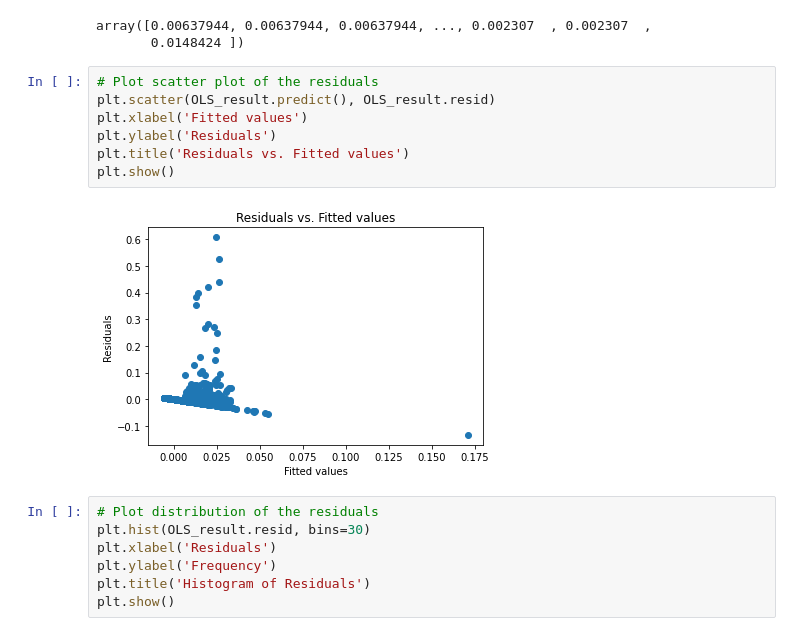
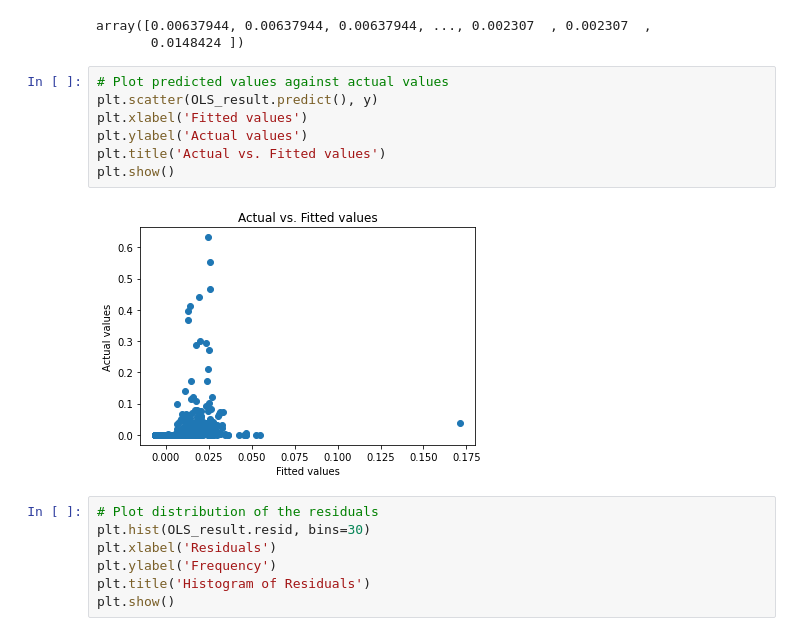
Before and after one commit to Mikkelbos/Bachelor, a Jupyter notebook: V_kode.ipynb, the cells around one changed output. Drawn from its saved outputs; the diff is of its cells as text.

```diff
--- a/V_kode.ipynb
+++ b/V_kode.ipynb
@@ -128,14 +125,14 @@ OLS_result.predict()
 array([0.00637944, 0.00637944, 0.00637944, ..., 0.002307  , 0.002307  ,
        0.0148424 ])
 # %%
-# Plot scatter plot of the residuals
-plt.scatter(OLS_result.predict(), OLS_result.resid)
+# Plot predicted values against actual values
+plt.scatter(OLS_result.predict(), y)
 plt.xlabel('Fitted values')
-plt.ylabel('Residuals')
-plt.title('Residuals vs. Fitted values')
+plt.ylabel('Actual values')
+plt.title('Actual vs. Fitted values')
 plt.show()
 # %% [output]
-[figure, old version]
+[figure, new version]
 # %%
 # Plot distribution of the residuals
 plt.hist(OLS_result.resid, bins=30)
```
Also changed, not shown: parts of 3 cells of this notebook.
